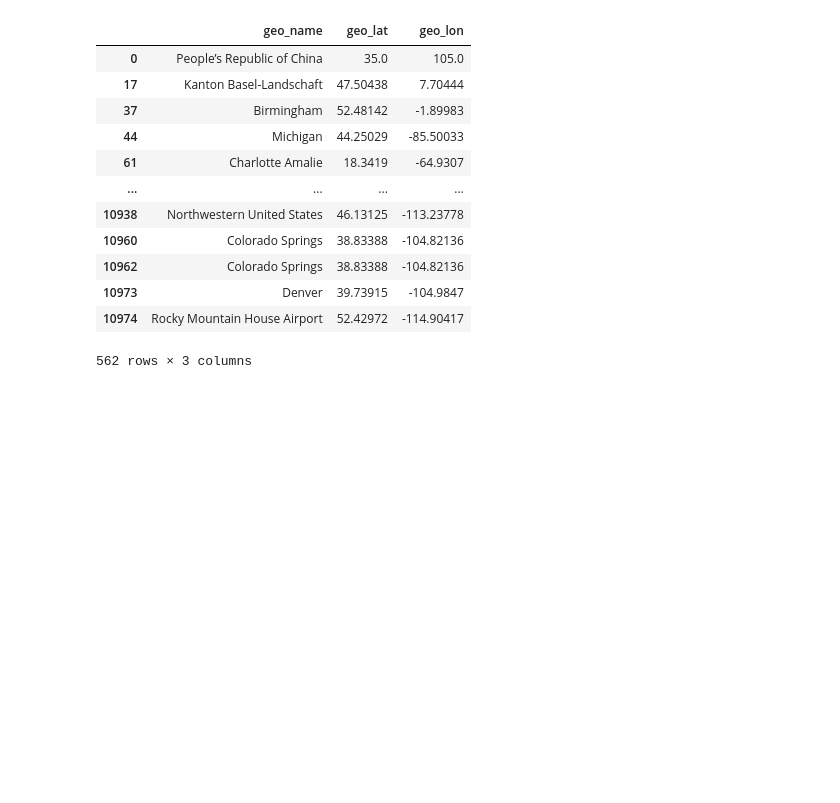
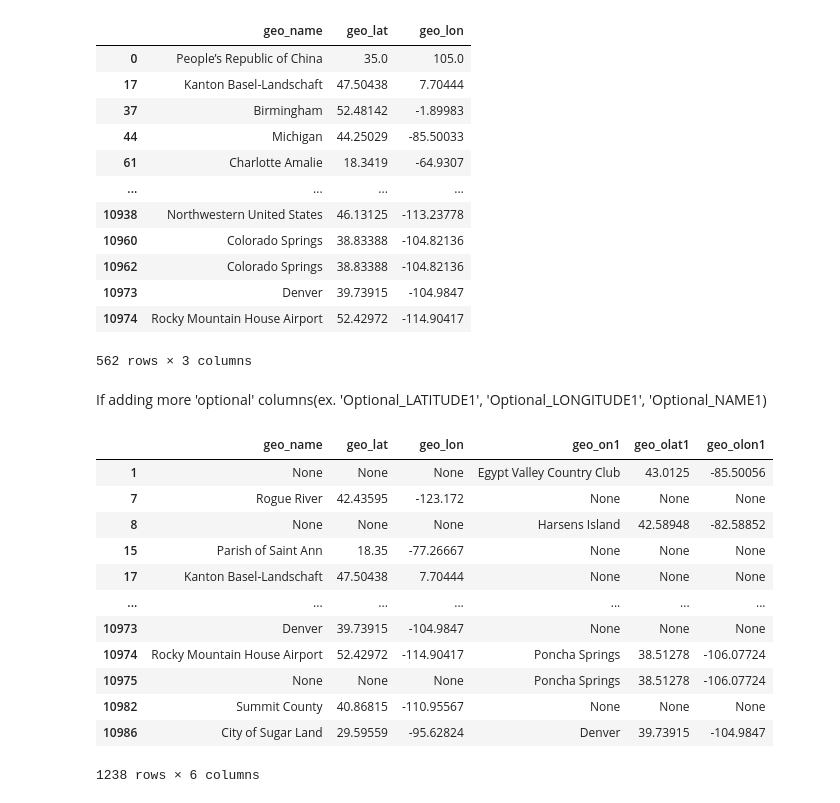
Before and after one commit to hyun95roh/DSCI550-assignment2, a Jupyter notebook: notebook/sandbox.ipynb, the cells around one changed output. Cells and saved outputs as stored; diff of their text form; code cells hidden in the pictures; blank space fills up the shorter version.

Commit message:
geotopic minor update

```diff
--- a/notebook/sandbox.ipynb
+++ b/notebook/sandbox.ipynb
@@ -440,3 +455,51 @@ geotopic_df.dropna()[geotopic_df.dropna().geo_name.duplicated(keep=False)]
 | 10973 | Denver | 39.73915 | -104.9847 |
 | 10974 | Rocky Mountain House Airport | 52.42972 | -114.90417 |
 562 rows × 3 columns
+# %% [markdown]
+If adding more 'optional' columns(ex. 'Optional_LATITUDE1', 'Optional_LONGITUDE1', 'Optional_NAME1)
+# %%
+geo_name = []
+geo_lat = []
+geo_lon = []
+geo_on1 = []
+geo_olat1 = []
+geo_olon1 = []
+
+for i in range(22):
+    for j in range(500):
+        content = df.iloc[i,j]
+
+        if content is not None:
+            geo_name.append(df.iloc[i,j].get('Geographic_NAME',None))
+            geo_lat.append(df.iloc[i,j].get('Geographic_LATITUDE',None))
+            geo_lon.append(df.iloc[i,j].get('Geographic_LONGITUDE',None))
+            geo_on1.append(df.iloc[i,j].get('Optional_NAME1',None))
+            geo_olat1.append(df.iloc[i,j].get('Optional_LATITUDE1',None))
+            geo_olon1.append(df.iloc[i,j].get('Optional_LONGITUDE1',None))
+            #print(content['filename'])
+            if content['filename'] == '10991.geot':
+                break
+        else:
+            geo_name.append(None)
+            geo_lat.append(None)
+            geo_lon.append(None)
+            geo_on1.append(None)
+            geo_olat1.append(None)
+            geo_olon1.append(None)
+
+geotopic_df2 = pd.DataFrame({'geo_name':geo_name, 'geo_lat':geo_lat, 'geo_lon':geo_lon, 'geo_on1':geo_on1, 'geo_olat1':geo_olat1, 'geo_olon1':geo_olon1})
+geotopic_df2.iloc[1:,:].dropna(subset=['geo_name','geo_on1'],how='all')
+# %% [output]
+|  | geo_name | geo_lat | geo_lon | geo_on1 | geo_olat1 | geo_olon1 |
+| 1 | None | None | None | Egypt Valley Country Club | 43.0125 | -85.50056 |
+| 7 | Rogue River | 42.43595 | -123.172 | None | None | None |
+| 8 | None | None | None | Harsens Island | 42.58948 | -82.58852 |
+| 15 | Parish of Saint Ann | 18.35 | -77.26667 | None | None | None |
+| 17 | Kanton Basel-Landschaft | 47.50438 | 7.70444 | None | None | None |
+| ... | ... | ... | ... | ... | ... | ... |
+| 10973 | Denver | 39.73915 | -104.9847 | None | None | None |
+| 10974 | Rocky Mountain House Airport | 52.42972 | -114.90417 | Poncha Springs | 38.51278 | -106.07724 |
+| 10975 | None | None | None | Poncha Springs | 38.51278 | -106.07724 |
+| 10982 | Summit County | 40.86815 | -110.95567 | None | None | None |
+| 10986 | City of Sugar Land | 29.59559 | -95.62824 | Denver | 39.73915 | -104.9847 |
+1238 rows × 6 columns
```
Also changed, not shown: parts of 1 cell of this notebook.
